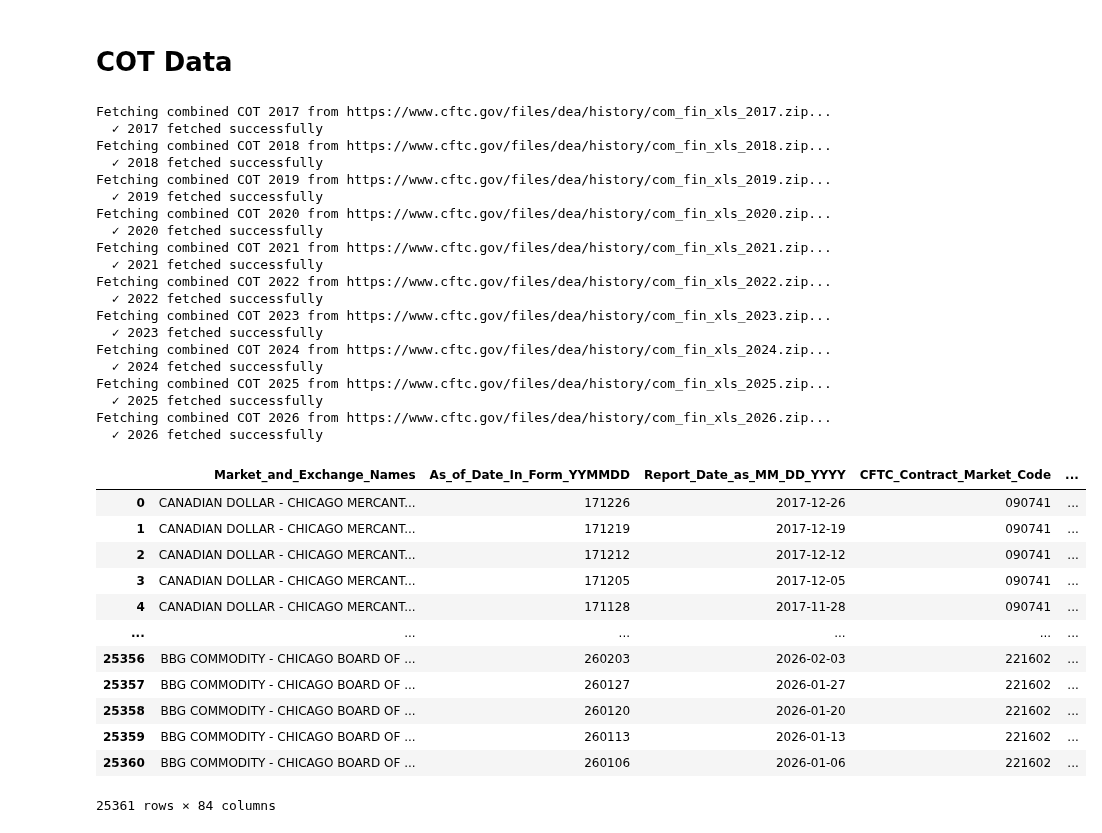
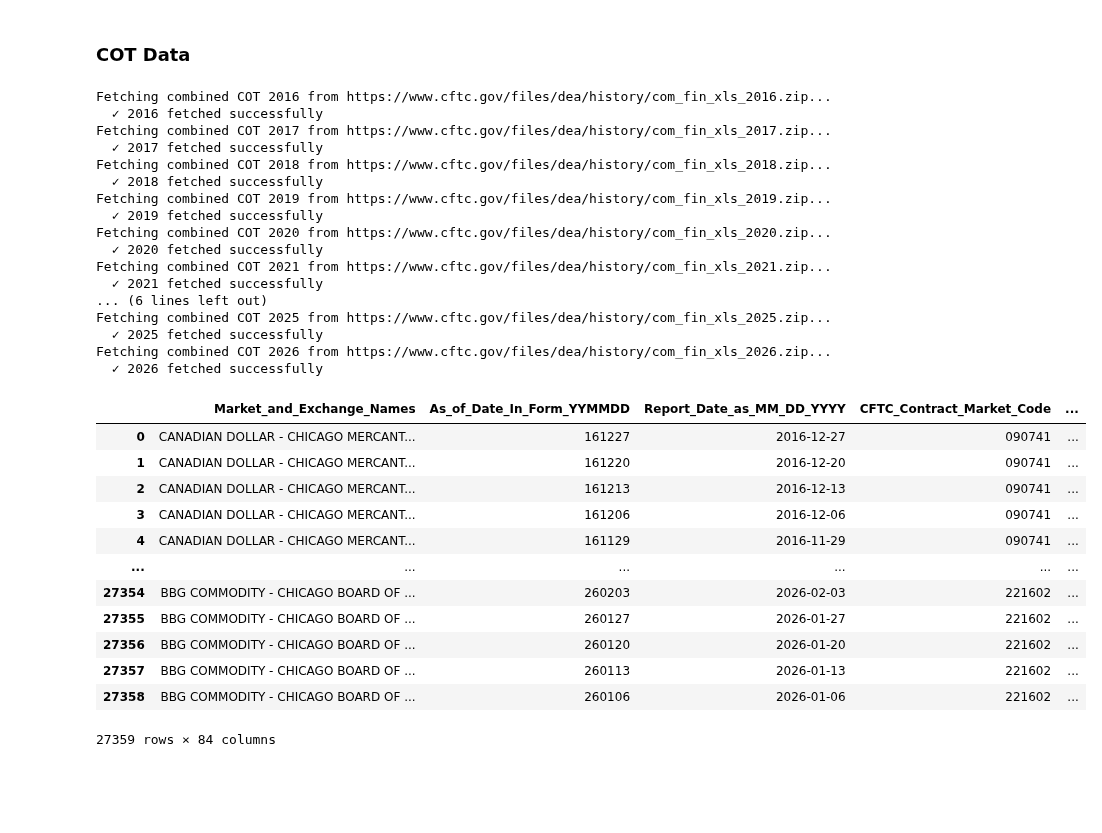
Before and after one commit to Hamza-joosub/SignumV2, a Jupyter notebook: Models/FX/notebook.ipynb, the cells around one changed output. Drawn from its saved outputs; the diff is of its cells as text; code cells hidden in the pictures; blank space fills up the shorter version.

```diff
--- a/Models/FX/notebook.ipynb
+++ b/Models/FX/notebook.ipynb
@@ -110,5 +178,5 @@ fig.add_trace(go.Scatter(x = jap.index, y = jap['JPY Interbank(M)'], name='JPY I
 # %% [markdown]
-# COT Data
+### COT Data
 # %%
 def download_cot_data(years, report_type='combined'):
     """
@@ -278,39 +351,36 @@ def process_COT(df_cot, instrument, start_date, end_date):
 
     return df_clean_merged
 # %%
-cot_raw = download_cot_data([2017, 2018, 2019,2020, 2021, 2022, 2023, 2024, 2025, 2026])
+cot_raw = download_cot_data([2016, 2017, 2018, 2019,2020, 2021, 2022, 2023, 2024, 2025, 2026])
 cot_raw
 # %% [output]
+Fetching combined COT 2016 from https://www.cftc.gov/files/dea/history/com_fin_xls_2016.zip...
+  ✓ 2016 fetched successfully
 Fetching combined COT 2017 from https://www.cftc.gov/files/dea/history/com_fin_xls_2017.zip...
   ✓ 2017 fetched successfully
 Fetching combined COT 2018 from https://www.cftc.gov/files/dea/history/com_fin_xls_2018.zip...
   ✓ 2018 fetched successfully
 Fetching combined COT 2019 from https://www.cftc.gov/files/dea/history/com_fin_xls_2019.zip...
   ✓ 2019 fetched successfully
 Fetching combined COT 2020 from https://www.cftc.gov/files/dea/history/com_fin_xls_2020.zip...
   ✓ 2020 fetched successfully
 Fetching combined COT 2021 from https://www.cftc.gov/files/dea/history/com_fin_xls_2021.zip...
   ✓ 2021 fetched successfully
-Fetching combined COT 2022 from https://www.cftc.gov/files/dea/history/com_fin_xls_2022.zip...
-  ✓ 2022 fetched successfully
-Fetching combined COT 2023 from https://www.cftc.gov/files/dea/history/com_fin_xls_2023.zip...
-  ✓ 2023 fetched successfully
-Fetching combined COT 2024 from https://www.cftc.gov/files/dea/history/com_fin_xls_2024.zip...
-  ✓ 2024 fetched successfully
+... (6 lines left out)
 Fetching combined COT 2025 from https://www.cftc.gov/files/dea/history/com_fin_xls_2025.zip...
   ✓ 2025 fetched successfully
 Fetching combined COT 2026 from https://www.cftc.gov/files/dea/history/com_fin_xls_2026.zip...
   ✓ 2026 fetched successfully
 |  | Market_and_Exchange_Names | As_of_Date_In_Form_YYMMDD | Report_Date_as_MM_DD_YYYY | CFTC_Contract_Market_Code | ... |
-| 0 | CANADIAN DOLLAR - CHICAGO MERCANT... | 171226 | 2017-12-26 | 090741 | ... |
-| 1 | CANADIAN DOLLAR - CHICAGO MERCANT... | 171219 | 2017-12-19 | 090741 | ... |
-| 2 | CANADIAN DOLLAR - CHICAGO MERCANT... | 171212 | 2017-12-12 | 090741 | ... |
-| 3 | CANADIAN DOLLAR - CHICAGO MERCANT... | 171205 | 2017-12-05 | 090741 | ... |
-| 4 | CANADIAN DOLLAR - CHICAGO MERCANT... | 171128 | 2017-11-28 | 090741 | ... |
+| 0 | CANADIAN DOLLAR - CHICAGO MERCANT... | 161227 | 2016-12-27 | 090741 | ... |
+| 1 | CANADIAN DOLLAR - CHICAGO MERCANT... | 161220 | 2016-12-20 | 090741 | ... |
+| 2 | CANADIAN DOLLAR - CHICAGO MERCANT... | 161213 | 2016-12-13 | 090741 | ... |
+| 3 | CANADIAN DOLLAR - CHICAGO MERCANT... | 161206 | 2016-12-06 | 090741 | ... |
+| 4 | CANADIAN DOLLAR - CHICAGO MERCANT... | 161129 | 2016-11-29 | 090741 | ... |
 | ... | ... | ... | ... | ... | ... |
-| 25356 | BBG COMMODITY - CHICAGO BOARD OF ... | 260203 | 2026-02-03 | 221602 | ... |
-| 25357 | BBG COMMODITY - CHICAGO BOARD OF ... | 260127 | 2026-01-27 | 221602 | ... |
-| 25358 | BBG COMMODITY - CHICAGO BOARD OF ... | 260120 | 2026-01-20 | 221602 | ... |
-| 25359 | BBG COMMODITY - CHICAGO BOARD OF ... | 260113 | 2026-01-13 | 221602 | ... |
-| 25360 | BBG COMMODITY - CHICAGO BOARD OF ... | 260106 | 2026-01-06 | 221602 | ... |
+| 27354 | BBG COMMODITY - CHICAGO BOARD OF ... | 260203 | 2026-02-03 | 221602 | ... |
+| 27355 | BBG COMMODITY - CHICAGO BOARD OF ... | 260127 | 2026-01-27 | 221602 | ... |
+| 27356 | BBG COMMODITY - CHICAGO BOARD OF ... | 260120 | 2026-01-20 | 221602 | ... |
+| 27357 | BBG COMMODITY - CHICAGO BOARD OF ... | 260113 | 2026-01-13 | 221602 | ... |
+| 27358 | BBG COMMODITY - CHICAGO BOARD OF ... | 260106 | 2026-01-06 | 221602 | ... |
-25361 rows × 84 columns
+27359 rows × 84 columns
```
Also changed, not shown: parts of 82 cells of this notebook, 23 other files.
